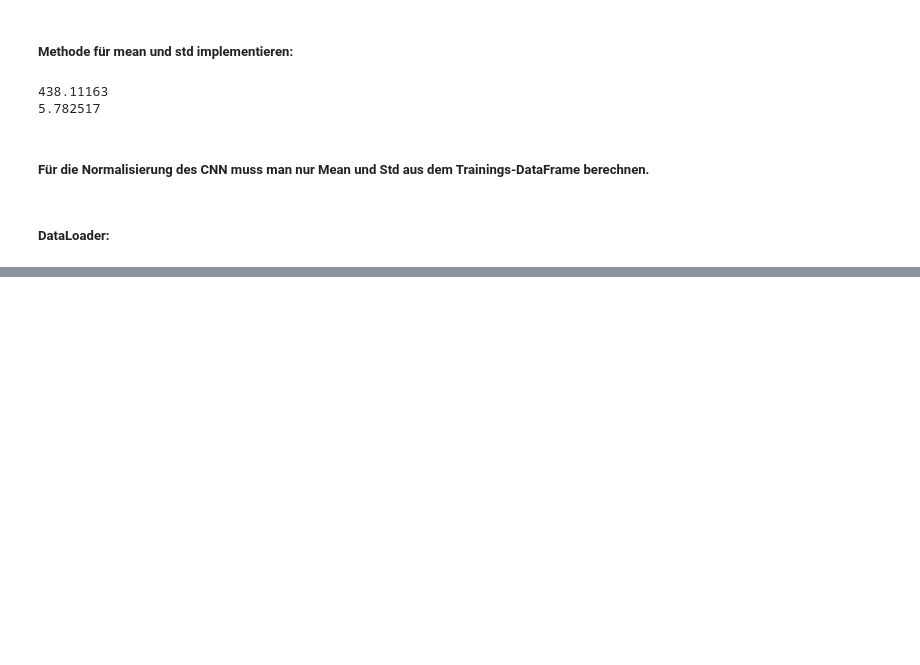
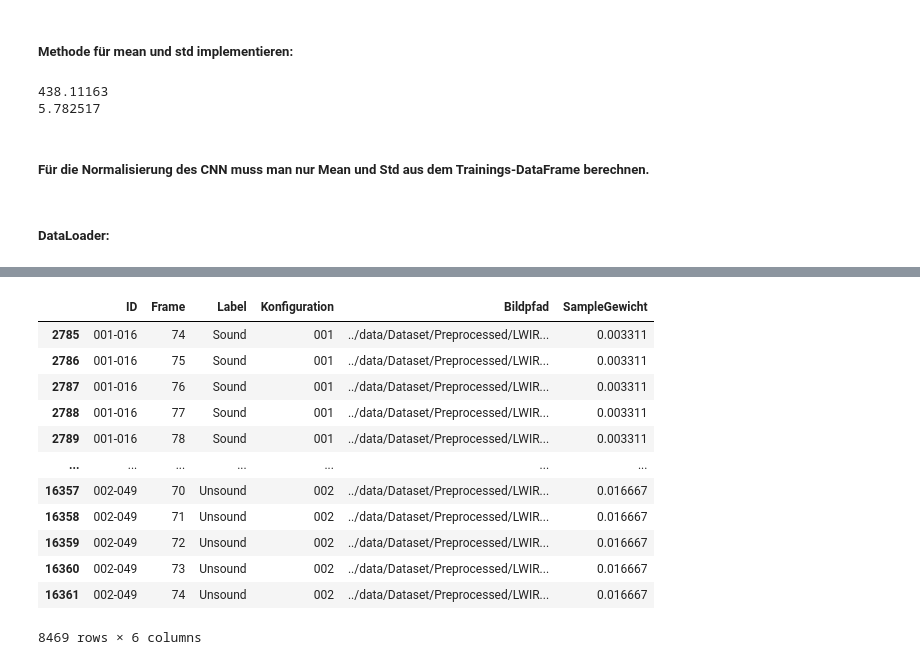
Before and after one commit to molnarkop04/industrial-ai-timeseries, a Jupyter notebook: projects/laser_welding_quality/notebooks/laserWelding.ipynb, the cells around one changed output, grey strips where cells are left out. Saved outputs shown, nothing was run; the diff lists cells and outputs as text; code cells hidden in the pictures; blank space fills up the shorter version.

Commit message:
Sample Weight added

```diff
--- a/projects/laser_welding_quality/notebooks/laserWelding.ipynb
+++ b/projects/laser_welding_quality/notebooks/laserWelding.ipynb
@@ -1576,0 +1579,4 @@ testLoader = DataLoader(
+# %%
+anzahlWelds_Train_F = dfTrain_F.groupby("ID").size()
+
+print(anzahlWelds_Train_F)
@@ -1576,0 +1601,22 @@ testLoader = DataLoader(
+# %%
+dfTrain_F["SampleGewicht"] = (
+    dfTrain_F["ID"].map(
+        lambda weldID: 1.0 / anzahlWelds_Train_F[weldID]
+    )
+)
+# %%
+display(dfTrain_F)
+# %% [output]
+|  | ID | Frame | Label | Konfiguration | Bildpfad | SampleGewicht |
+| 2785 | 001-016 | 74 | Sound | 001 | ../data/Dataset/Preprocessed/LWIR... | 0.003311 |
+| 2786 | 001-016 | 75 | Sound | 001 | ../data/Dataset/Preprocessed/LWIR... | 0.003311 |
+| 2787 | 001-016 | 76 | Sound | 001 | ../data/Dataset/Preprocessed/LWIR... | 0.003311 |
+| 2788 | 001-016 | 77 | Sound | 001 | ../data/Dataset/Preprocessed/LWIR... | 0.003311 |
+| 2789 | 001-016 | 78 | Sound | 001 | ../data/Dataset/Preprocessed/LWIR... | 0.003311 |
+| ... | ... | ... | ... | ... | ... | ... |
+| 16357 | 002-049 | 70 | Unsound | 002 | ../data/Dataset/Preprocessed/LWIR... | 0.016667 |
+| 16358 | 002-049 | 71 | Unsound | 002 | ../data/Dataset/Preprocessed/LWIR... | 0.016667 |
+| 16359 | 002-049 | 72 | Unsound | 002 | ../data/Dataset/Preprocessed/LWIR... | 0.016667 |
+| 16360 | 002-049 | 73 | Unsound | 002 | ../data/Dataset/Preprocessed/LWIR... | 0.016667 |
+| 16361 | 002-049 | 74 | Unsound | 002 | ../data/Dataset/Preprocessed/LWIR... | 0.016667 |
+8469 rows × 6 columns
```
Also changed, not shown: parts of 2 cells of this notebook.
